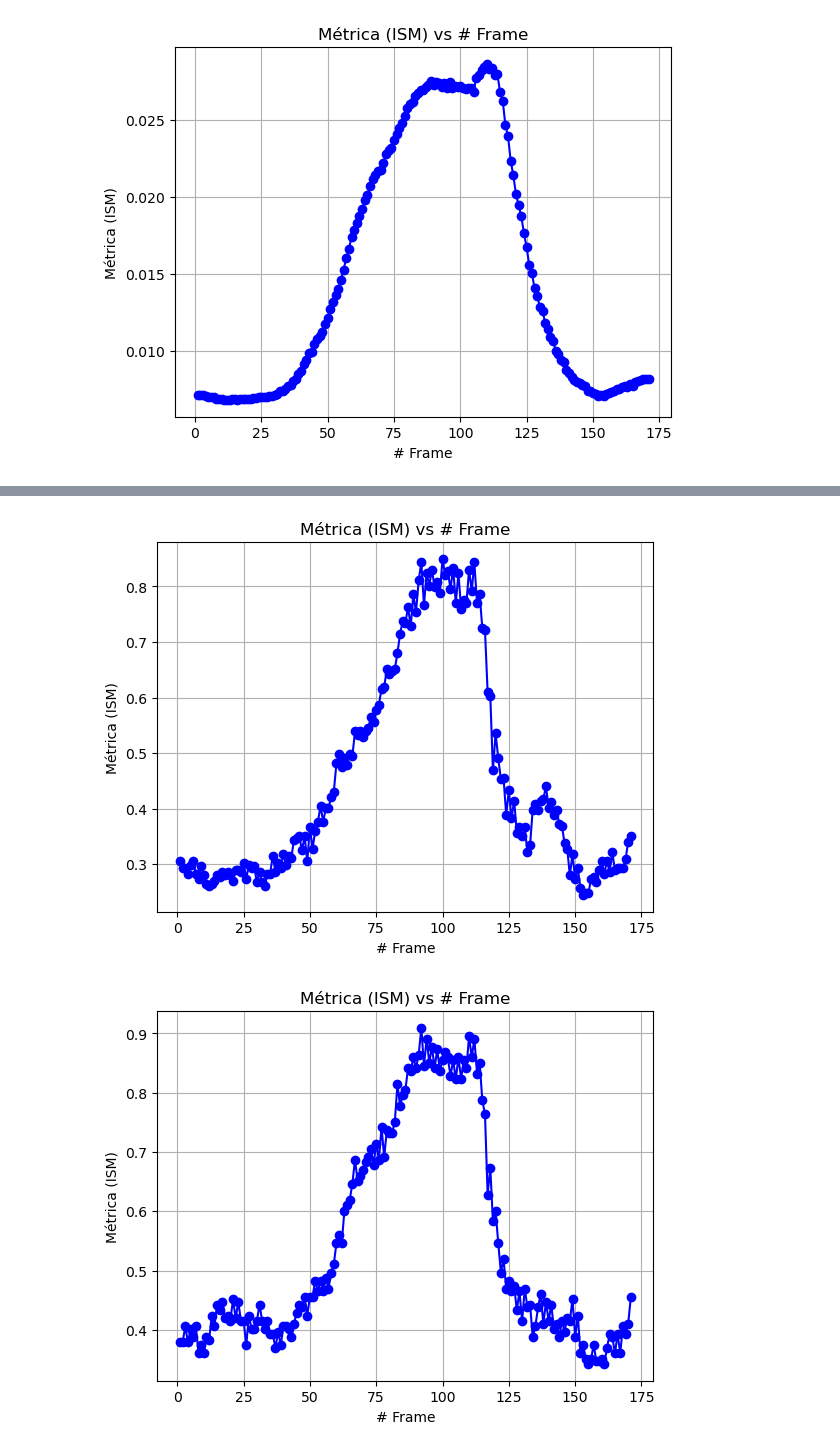
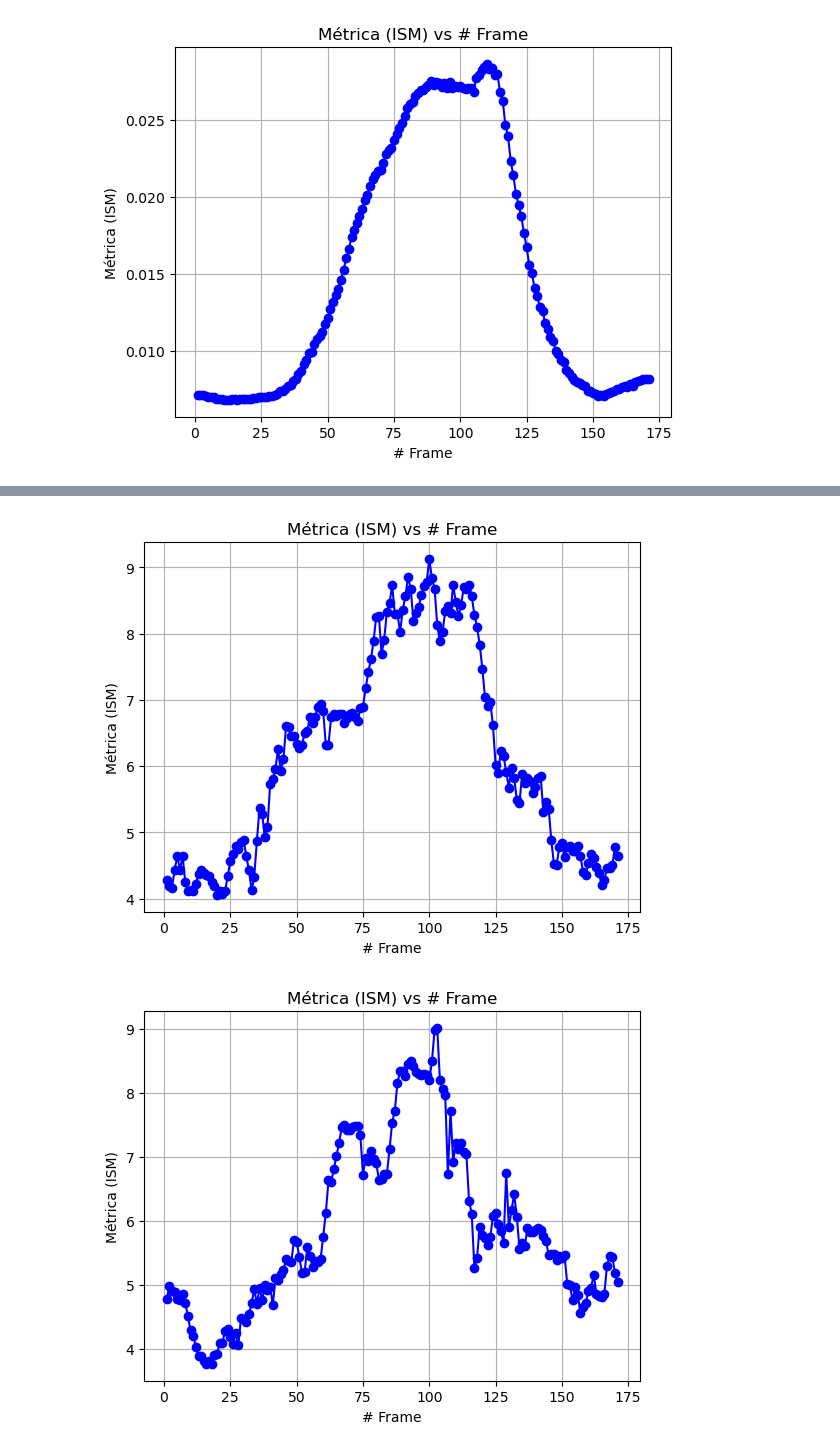
Before and after one commit to diegobra/CEIA_VPC_TP2, a Jupyter notebook: TP2.ipynb, the cells around one changed output, grey strips where cells are left out. Cells and saved outputs as stored; diff of their text form; code cells hidden in the pictures.

Commit message:
Se agrega métrica MIS1. Falta determinar cuándo se alcanza el enfoque máximo.

```diff
--- a/TP2.ipynb
+++ b/TP2.ipynb
@@ -58,5 +85,5 @@ def image_quality_measure_FM(frame, debug=False):
 # %%
-def measure_over_grid(frame_rgb, n, m, roi_area, metric, spacing=10, debug=False):
+def measure_over_grid(frame_rgb, n, m, roi_area, metric, display_color, spacing=10, debug=False):
     """
     Mide la calidad de la imagen en el dominio de la frecuencia para una matriz de enfoque compuesta
     por un arreglo de NxM elementos rectangulares equiespaciados.
@@ -111,15 +138,11 @@ def measure_over_grid(frame_rgb, n, m, roi_area, metric, spacing=10, debug=False
                 metric_values.append(quality_measure)
 
                 if debug:
-                    # En el modo debug se imprime el valor en cada cuadrado y se indica en verde si supera el threshold
-                    debug_text_color = (0, 255, 0) if quality_measure > 0.7 else (0, 0, 255)
-                    cv2.putText(frame_rgb, f"{quality_measure:.2f}", (x_start, y_start + 10), cv2.FONT_HERSHEY_SIMPLEX, 0.5, debug_text_color, 1)
+                    # En el modo debug se imprime el valor en cada cuadrado
+                    cv2.putText(frame_rgb, f"{quality_measure:.2f}", (x_start, y_start + 10), cv2.FONT_HERSHEY_SIMPLEX, 0.5, display_color, 1)
 
     # Se calcula el promedio de las medidas para cada cuadrado
     average_fm = np.median(metric_values)
-
-    # Color de los cuadrados dependiendo de si el valor de la métrica supera el threshold
-    rectangle_color = (0, 255, 0) if average_fm > 0.7 else (0, 0, 255)
 
     # Se dibujan los cuadrados con el color correspondiente
     for i in range(n):
@@ -130,7 +153,7 @@ def measure_over_grid(frame_rgb, n, m, roi_area, metric, spacing=10, debug=False
             y_end = y_start + element_side
 
             if x_end < frame_width and y_end < frame_height:
-                cv2.rectangle(frame_rgb, (x_start, y_start), (x_end, y_end), rectangle_color, 2)
+                cv2.rectangle(frame_rgb, (x_start, y_start), (x_end, y_end), display_color, 2)
 
     return average_fm, frame_rgb
 # %%
@@ -201,11 +224,13 @@ def process_video(video_path, metric=image_quality_measure_FM, matrix=None, roi_
                 # Se obtiene el número de frame (para el gráfico)
                 frame_num = captura_video.get(cv2.CAP_PROP_POS_FRAMES)
 
+                display_color = (255, 0, 0) # !!!! Hay que determinar cuándo está enfocado
+
                 # Calcular la medida de calidad sobre la cuadrícula
                 if matrix is not None:
                     if apply_unsharp_masking:
                         frame = unsharp_masking(frame)
-                    quality_measure, frame = measure_over_grid(frame, matrix[0], matrix[1], roi_area, metric, debug=debug)
+                    quality_measure, frame = measure_over_grid(frame, matrix[0], matrix[1], roi_area, metric, display_color, debug=debug)
                 else:
                     frame_resized_gray = cv2.cvtColor(frame, cv2.COLOR_BGR2GRAY)
                     if apply_unsharp_masking:
@@ -216,7 +241,7 @@ def process_video(video_path, metric=image_quality_measure_FM, matrix=None, roi_
                 metrics.append(quality_measure)
 
                 # Se muestra la mediana de la métrica en el video
-                cv2.putText(frame, f"Mediana metrica: {quality_measure:.2f}", (10, frame_height - 10), cv2.FONT_HERSHEY_SIMPLEX, 0.5, (0, 255, 0), 1)
+                cv2.putText(frame, f"Mediana metrica: {quality_measure:.2f}", (10, frame_height - 10), cv2.FONT_HERSHEY_SIMPLEX, 0.5, display_color, 1)
 
                 # Se muestra el frame con los datos estampados
                 cv2.imshow('Video con matriz de enfoque', frame)
@@ -256,8 +313,8 @@ process_video('focus_video.mov', matrix=(3,3), output_video_path='experimento2_m
 # %%
-process_video('focus_video.mov', matrix=(7,5), output_video_path='experimento3_matriz_7x5.mov')
+process_video('focus_video.mov', matrix=(7,5), output_video_path='MIS1_matriz_7x5.mov', metric=absolute_central_moment_MIS1, apply_unsharp_masking=False)
 # %% [output]
-[figure, old version]
+[figure, new version]
 # %%
-process_video('focus_video.mov', matrix=(7,7), output_video_path='experimento2_matriz_7x7.mov')
+process_video('focus_video.mov', matrix=(7,7), output_video_path='MIS1_matriz_7x7.mov', metric=absolute_central_moment_MIS1, apply_unsharp_masking=False)
 # %% [output]
-[figure, old version]
+[figure, new version]
```
Also changed, not shown: parts of 11 cells of this notebook, 5 other files.
